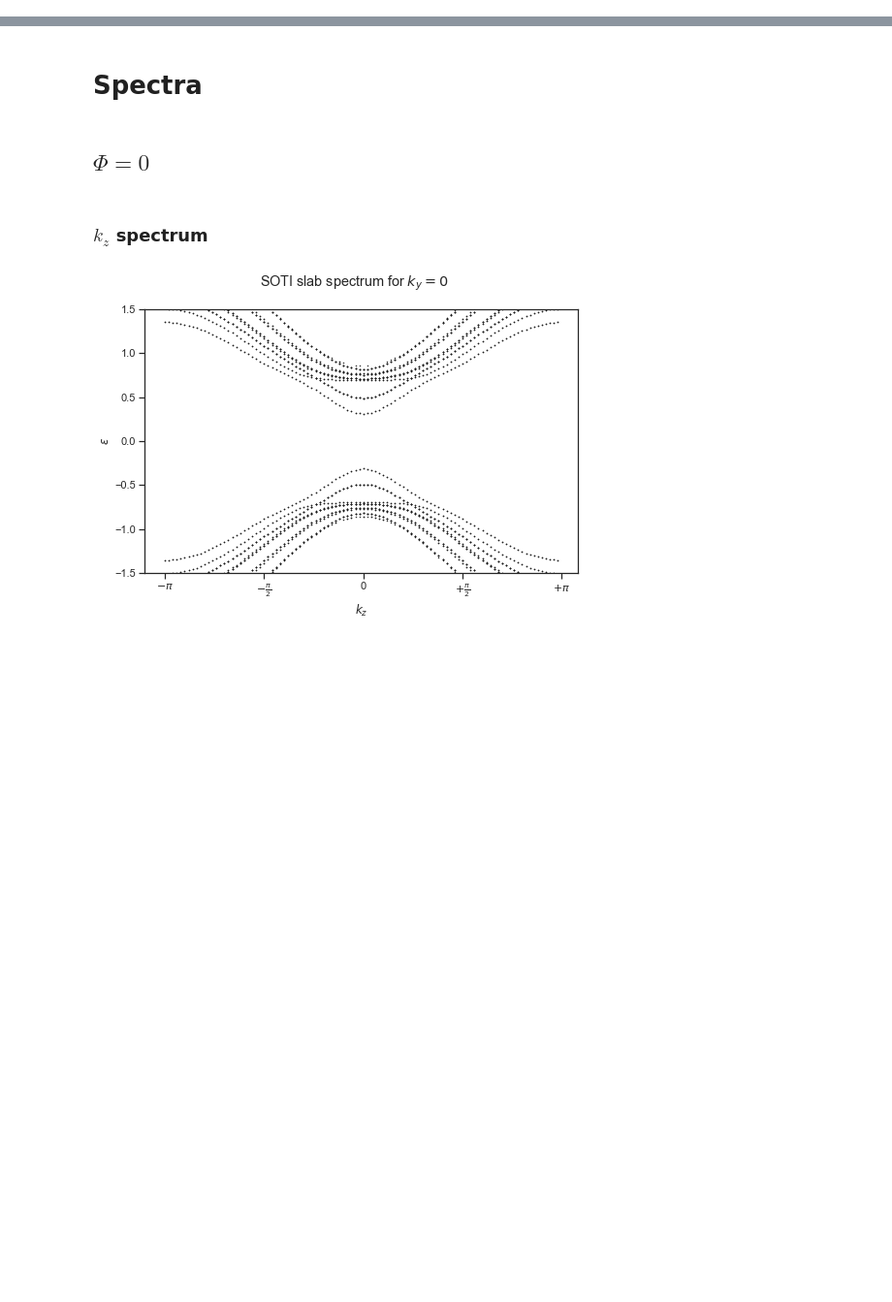
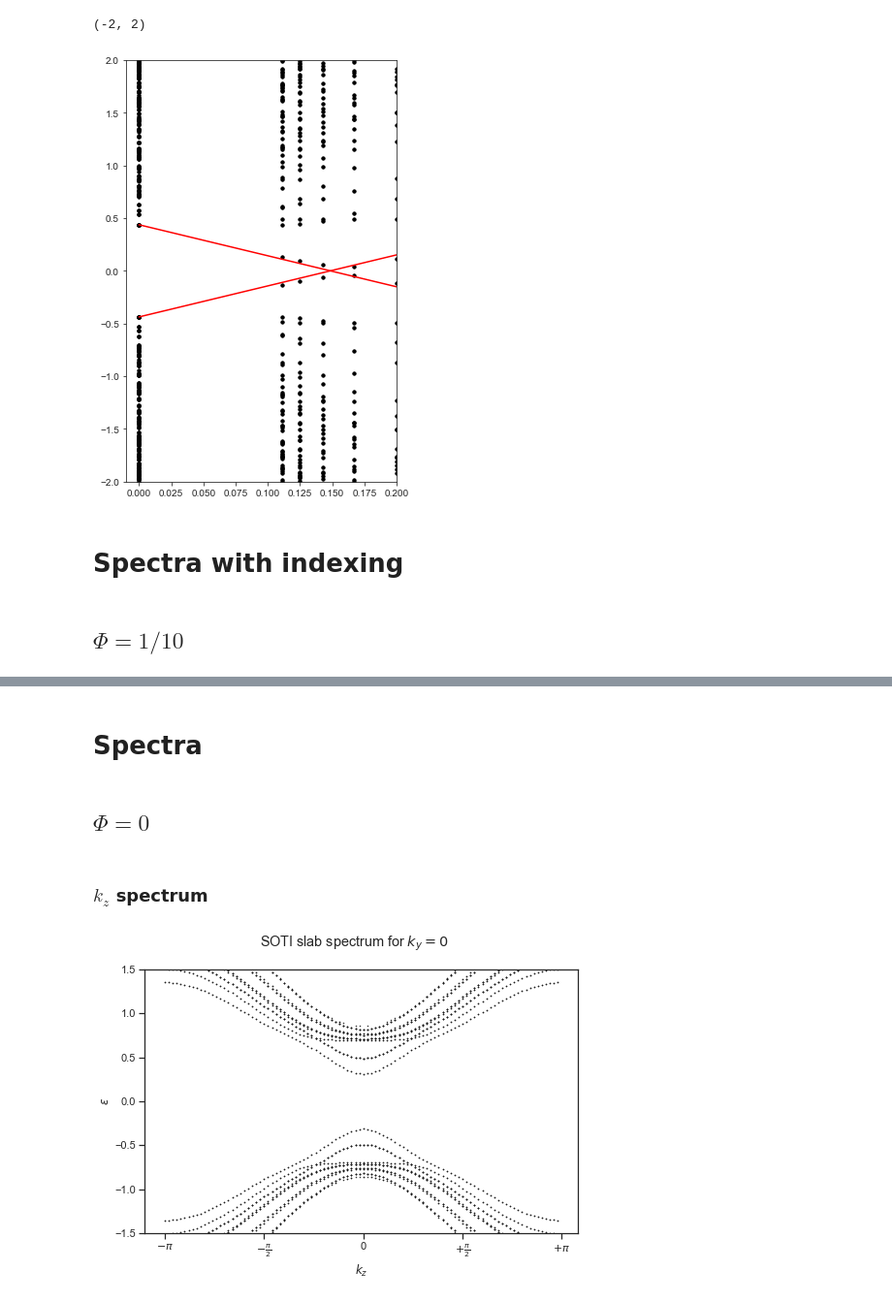
Before and after one commit to leogoutte/SOTI_Butterfly, a Jupyter notebook: Notebooks/surface_modes.ipynb, the cells around one changed output, grey strips where cells are left out. Shown at 97% size. Saved outputs shown, nothing was run; the diff lists cells and outputs as text; code cells hidden in the pictures; blank space fills up the shorter version.

```diff
--- a/Notebooks/surface_modes.ipynb
+++ b/Notebooks/surface_modes.ipynb
@@ -8,0 +35,12 @@ sns.set_style("ticks")
+# %%
+plt.figure(figsize=(5,8))
+plt.scatter(phi_diff,eps_diff,c='k',marker='.')
+plt.plot(Phi_space,E_0_p(Phi_space,-1,2.3,0.8,0.8),c='r')
+plt.plot(Phi_space,E_0_m(Phi_space,-1,2.3,0.8,0.8),c='r')
+plt.xlim(-0.01,0.2)
+plt.ylim(-2,2)
+# %% [output]
+(-2, 2)
+[figure, added]
+# %% [markdown]
+# Spectra with indexing
@@ -8,0 +74,2 @@ sns.set_style("ticks")
+# %% [markdown]
+## $\Phi = 1/10$
```
Also changed, not shown: parts of 47 cells of this notebook, 6 other files.
